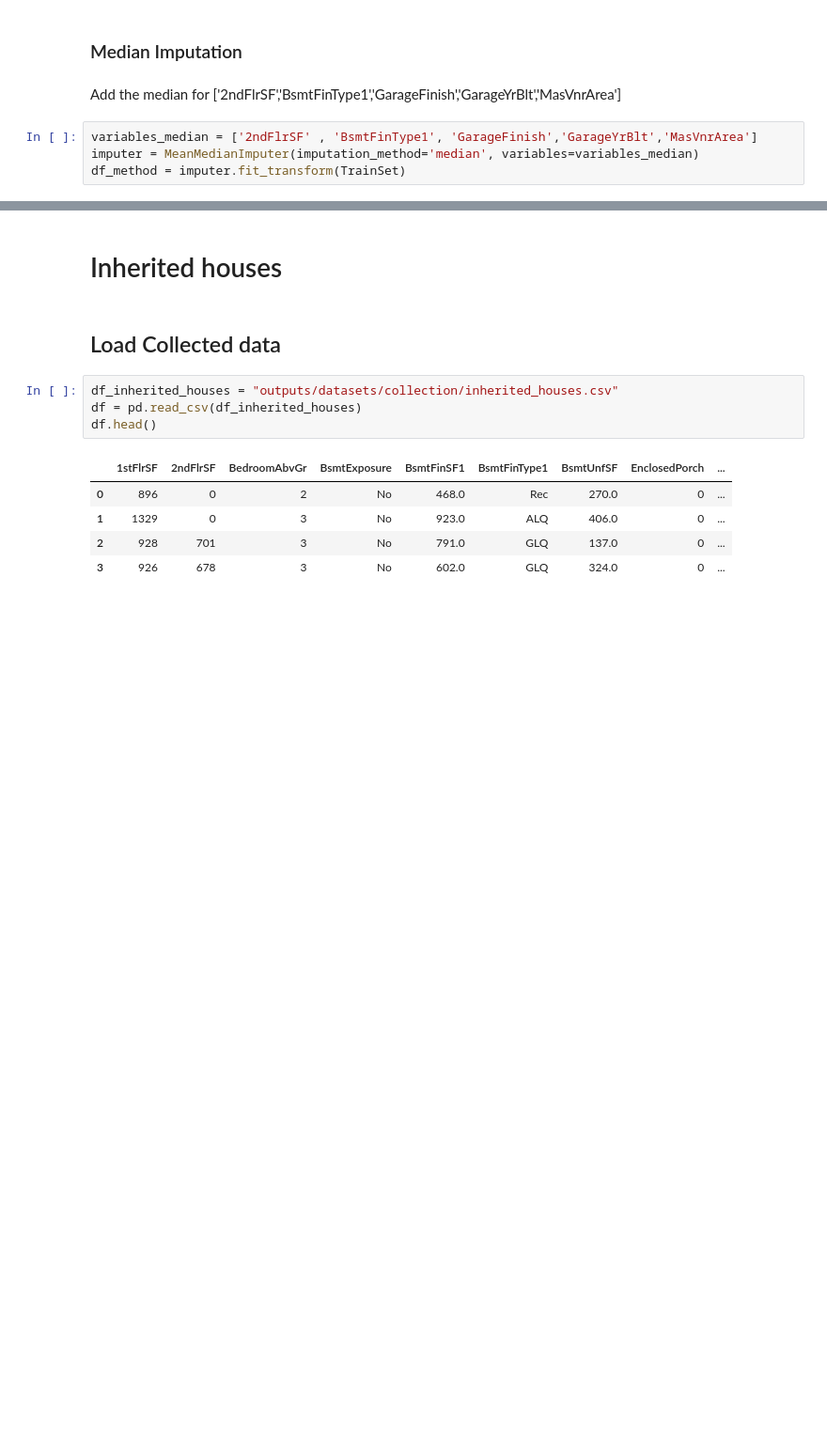
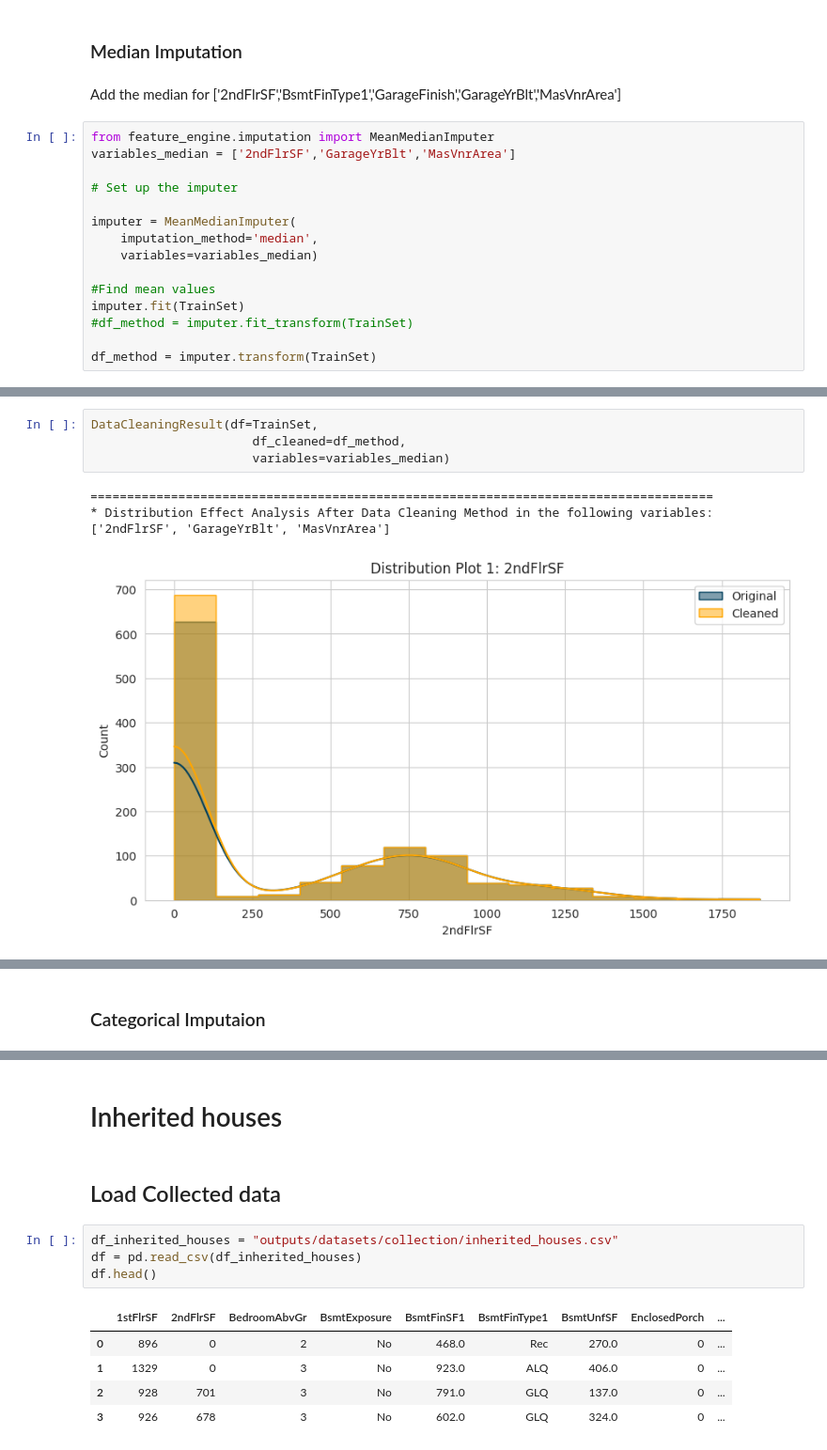
Before and after one commit to andresfgc/P5-Heritage-housing-issues, a Jupyter notebook: jupyter_notebooks/02 - DataCleaning.ipynb, the cells around one changed output, grey strips where cells are left out. Shown at 94% size. Saved outputs shown, nothing was run; the diff lists cells and outputs as text; blank space fills up the shorter version.

Commit message:
create median & categorical imputation in datacleaning notebook

```diff
--- a/jupyter_notebooks/02 - DataCleaning.ipynb
+++ b/jupyter_notebooks/02 - DataCleaning.ipynb
@@ -419,6 +420,17 @@ DataCleaningResult(df=TrainSet,
 # %% [markdown]
 Add the median for ['2ndFlrSF','BsmtFinType1','GarageFinish','GarageYrBlt','MasVnrArea']
 # %%
-variables_median = ['2ndFlrSF' , 'BsmtFinType1', 'GarageFinish','GarageYrBlt','MasVnrArea']
-imputer = MeanMedianImputer(imputation_method='median', variables=variables_median)
-df_method = imputer.fit_transform(TrainSet)
+from feature_engine.imputation import MeanMedianImputer
+variables_median = ['2ndFlrSF','GarageYrBlt','MasVnrArea']
+
+# Set up the imputer
+
+imputer = MeanMedianImputer(
+    imputation_method='median',
+    variables=variables_median)
+
+#Find mean values
+imputer.fit(TrainSet)
+#df_method = imputer.fit_transform(TrainSet)
+
+df_method = imputer.transform(TrainSet)
@@ -424,0 +456,9 @@ df_method = imputer.fit_transform(TrainSet)
+# %%
+DataCleaningResult(df=TrainSet,
+                      df_cleaned=df_method,
+                      variables=variables_median)
+# %% [output]
+=====================================================================================
+* Distribution Effect Analysis After Data Cleaning Method in the following variables:
+['2ndFlrSF', 'GarageYrBlt', 'MasVnrArea']
+[figure, added]
@@ -424,0 +467,2 @@ df_method = imputer.fit_transform(TrainSet)
+# %% [markdown]
+### Categorical Imputaion
```
Also changed, not shown: parts of 9 cells of this notebook.
